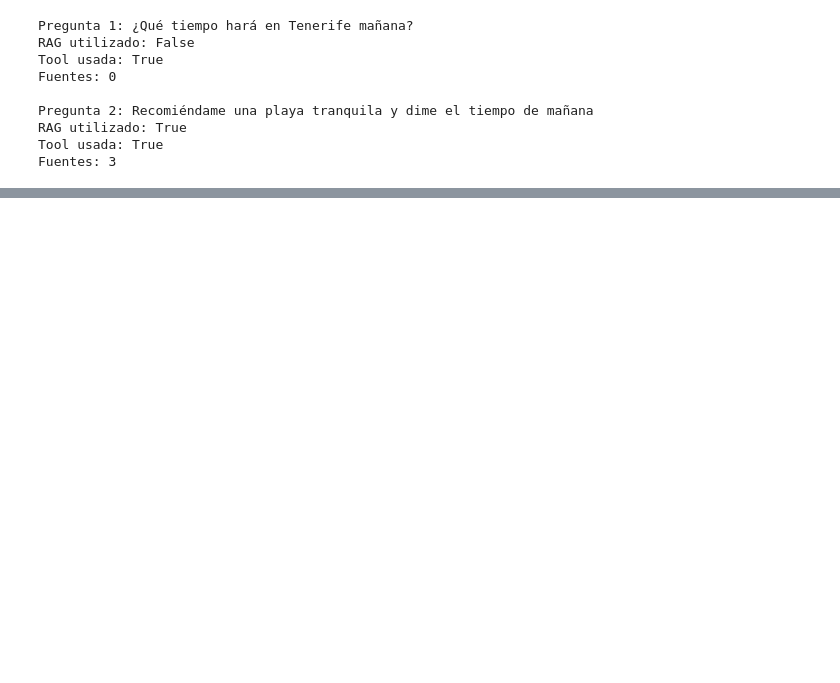
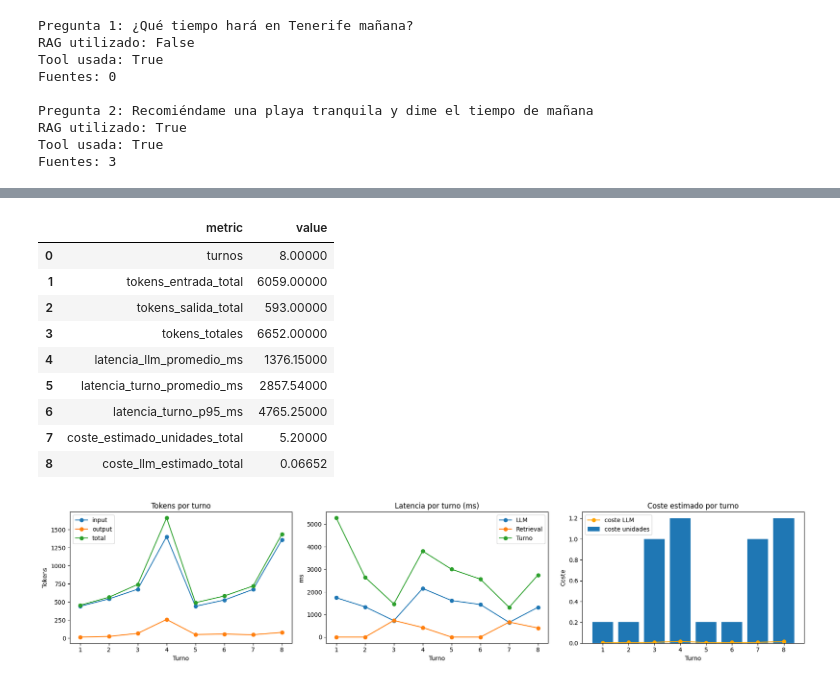
Before and after one commit to SorianoTech/pontia-modulo6-llm-entrega-sergio-soriano, a Jupyter notebook: notebook/rag-tenerife.ipynb, the cells around one changed output, grey strips where cells are left out. Cells and saved outputs as stored; diff of their text form; code cells hidden in the pictures; blank space fills up the shorter version.

```diff
--- a/notebook/rag-tenerife.ipynb
+++ b/notebook/rag-tenerife.ipynb
@@ -1236,0 +1463,69 @@ Fuentes: 3
+# %%
+import matplotlib.pyplot as plt
+import pandas as pd
+
+if not TURN_METRICS_LOG_PATH.exists():
+    raise FileNotFoundError(f"No existe {TURN_METRICS_LOG_PATH.resolve()}. Ejecuta la celda anterior.")
+
+turn_records = []
+with TURN_METRICS_LOG_PATH.open("r", encoding="utf-8") as f:
+    for line in f:
+        line = line.strip()
+        if line:
+            turn_records.append(json.loads(line))
+
+obs_df = pd.DataFrame(turn_records)
+obs_df["timestamp"] = pd.to_datetime(obs_df["timestamp"], errors="coerce")
+obs_df = obs_df.sort_values("timestamp").reset_index(drop=True)
+
+display(obs_df.tail(20))
+
+summary_obs = pd.DataFrame(
+    [
+        {"metric": "turnos", "value": int(len(obs_df))},
+        {"metric": "tokens_entrada_total", "value": int(obs_df["input_tokens"].sum())},
+        {"metric": "tokens_salida_total", "value": int(obs_df["output_tokens"].sum())},
+        {"metric": "tokens_totales", "value": int(obs_df["total_tokens"].sum())},
+        {"metric": "latencia_llm_promedio_ms", "value": round(float(obs_df["llm_latency_ms"].mean()), 2)},
+        {"metric": "latencia_turno_promedio_ms", "value": round(float(obs_df["turn_latency_ms"].mean()), 2)},
+        {"metric": "latencia_turno_p95_ms", "value": round(float(obs_df["turn_latency_ms"].quantile(0.95)), 2)},
+        {"metric": "coste_estimado_unidades_total", "value": round(float(obs_df["estimated_cost_units"].sum()), 3)},
+        {"metric": "coste_llm_estimado_total", "value": round(float(obs_df["estimated_llm_cost"].sum()), 6)},
+    ]
+)
+
+print("Resumen de observabilidad")
+print("-" * 50)
+display(summary_obs)
+
+plot_df = obs_df.tail(25).copy()
+plot_df["turno"] = range(1, len(plot_df) + 1)
+
+fig, axes = plt.subplots(1, 3, figsize=(18, 4))
+
+axes[0].plot(plot_df["turno"], plot_df["input_tokens"], marker="o", label="input")
+axes[0].plot(plot_df["turno"], plot_df["output_tokens"], marker="o", label="output")
+axes[0].plot(plot_df["turno"], plot_df["total_tokens"], marker="o", label="total")
+axes[0].set_title("Tokens por turno")
+axes[0].set_xlabel("Turno")
+axes[0].set_ylabel("Tokens")
+axes[0].legend()
+
+axes[1].plot(plot_df["turno"], plot_df["llm_latency_ms"], marker="o", label="LLM")
+axes[1].plot(plot_df["turno"], plot_df["retrieval_latency_ms"], marker="o", label="Retrieval")
+axes[1].plot(plot_df["turno"], plot_df["turn_latency_ms"], marker="o", label="Turno")
+axes[1].set_title("Latencia por turno (ms)")
+axes[1].set_xlabel("Turno")
+axes[1].set_ylabel("ms")
+axes[1].legend()
+
+axes[2].bar(plot_df["turno"], plot_df["estimated_cost_units"], label="coste unidades")
+axes[2].plot(plot_df["turno"], plot_df["estimated_llm_cost"], marker="o", color="orange", label="coste LLM")
+axes[2].set_title("Coste estimado por turno")
+axes[2].set_xlabel("Turno")
+axes[2].set_ylabel("Coste")
+axes[2].legend()
+
+plt.tight_layout()
+plt.show()
+# %% [output]
@@ -1236,0 +1543,11 @@ Fuentes: 3
+|  | metric | value |
+| 0 | turnos | 8.00000 |
+| 1 | tokens_entrada_total | 6059.00000 |
+| 2 | tokens_salida_total | 593.00000 |
+| 3 | tokens_totales | 6652.00000 |
+| 4 | latencia_llm_promedio_ms | 1376.15000 |
+| 5 | latencia_turno_promedio_ms | 2857.54000 |
+| 6 | latencia_turno_p95_ms | 4765.25000 |
+| 7 | coste_estimado_unidades_total | 5.20000 |
+| 8 | coste_llm_estimado_total | 0.06652 |
+[figure, added]
```
Also changed, not shown: parts of 19 cells of this notebook, 1 other file.
